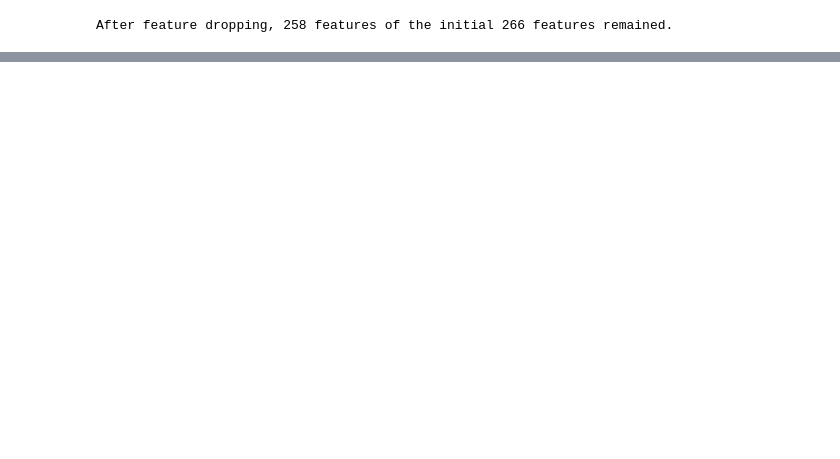
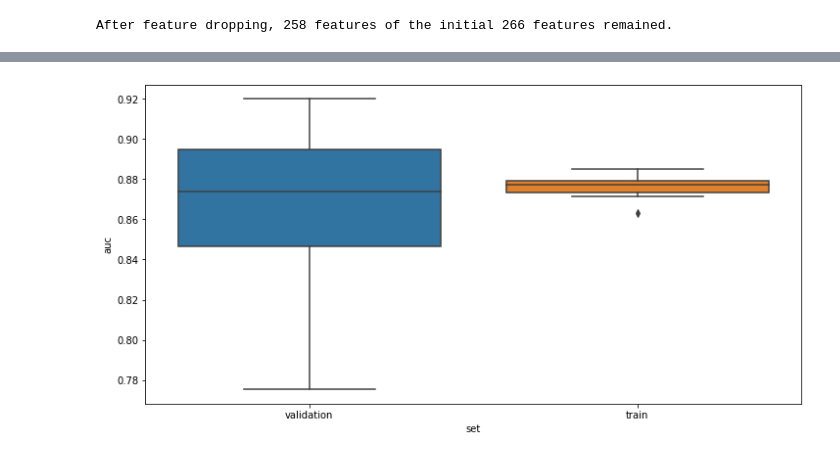
Before and after one commit to MarshaKamsteeg/TM10007_Machine_Learning_Group_Assignment, a Jupyter notebook: tm10007_group_9_code_clean.ipynb, the cells around one changed output, grey strips where cells are left out. Cells and saved outputs as stored; diff of their text form; code cells hidden in the pictures; blank space fills up the shorter version.

```diff
--- a/tm10007_group_9_code_clean.ipynb
+++ b/tm10007_group_9_code_clean.ipynb
@@ -1292,0 +735,88 @@ weighted avg       0.78      0.78      0.78        69
+# %%
+n_pca = 0.95
+
+# configure the cross-validation procedure. A 10 fold split is used stratified for the label.
+k_list = list(range(1, 50, 2))
+threshold = []
+mean_auc_val = []
+std_auc_val = []
+optimal_k = []
+all_train = []
+all_val = []
+results = []
+best_n_neighbors = []
+
+for train_idx, val_idx in sss.split(data_designset_norm,label_designset): # split data
+  x_train, x_val = data_designset_norm.to_numpy()[train_idx], data_designset_norm.to_numpy()[val_idx]
+  y_train, y_val = label_designset.to_numpy()[train_idx], label_designset.to_numpy()[val_idx]
+
+  train_scores = []
+  val_scores = []
+
+  # Create a PCA with variance of n_component
+  pca = PCA(n_components=n_pca)
+
+  # Fit the PCA model, point_data_train should be a 2D numpy array
+  # which has one row per subject and the pointdata as columns where
+  # the columns are x1, y1, z1, x2, y2, z2, ..., xn, yn, zn
+  pca.fit(x_train, y_train)
+
+  # Transform data and create the components of the data
+  selected_data_pca_trainset = pca.transform(x_train)
+  selected_data_pca_valset = pca.transform(x_val)
+
+  # Create a grid search to find the optimal k using a gridsearch and 10-fold cross validation
+  # Same as above
+  parameters = {"n_neighbors": list(range(1, 50, 2))}
+  knn = neighbors.KNeighborsClassifier()
+  cv_10fold = sss
+  grid_search = GridSearchCV(knn, parameters, cv=cv_10fold, scoring='roc_auc')
+  grid_search.fit(selected_data_pca_trainset, y_train)
+
+  # Get resulting classifier
+  clf = grid_search.best_estimator_
+  print(f'Best classifier: k={clf.n_neighbors}')
+  best_n_neighbors.append(clf.n_neighbors)
+
+  # Test the classifier on the test data
+  probabilities = clf.predict_proba(selected_data_pca_valset)
+  scores = probabilities[:, 1]
+
+  # Get the auc
+  auc = metrics.roc_auc_score(y_val, scores)
+  results.append({
+      'auc': auc,
+      'k': clf.n_neighbors,
+      'set': 'validation'
+  })
+
+  # Test the classifier on the validation data
+  probabilities_train = clf.predict_proba(selected_data_pca_trainset)
+  scores_train = probabilities_train[:, 1]
+
+  # Get the auc
+  auc_train = metrics.roc_auc_score(y_train, scores_train)
+  results.append({
+      'auc': auc_train,
+      'k': clf.n_neighbors,
+      'set': 'train'
+  })
+
+# Create results dataframe and plot it
+plt.figure()
+results = pd.DataFrame(results)
+sns.boxplot(y='auc', x='set', data=results)
+
+optimal_n = int(np.median(best_n_neighbors))
+print(f"The optimal N={optimal_n}")
+
+auc_val = results[results['set'].str.contains('validation')]
+
+threshold.append(n_pca)
+mean_auc_val.append(auc_val['auc'].mean())
+std_auc_val.append(auc_val['auc'].std())
+optimal_k.append(int(np.median(best_n_neighbors)))
+
+auc_table = {'Variance': threshold, 'Mean AUC': mean_auc_val, 'Standard deviation AUC': std_auc_val, 'Optimal k': optimal_k}
+print(tabulate(auc_table, headers='keys', tablefmt='fancy_grid'))
+# %% [output]
@@ -1292,0 +839 @@ weighted avg       0.78      0.78      0.78        69
+[figure, added]
```
Also changed, not shown: parts of 69 cells of this notebook.
